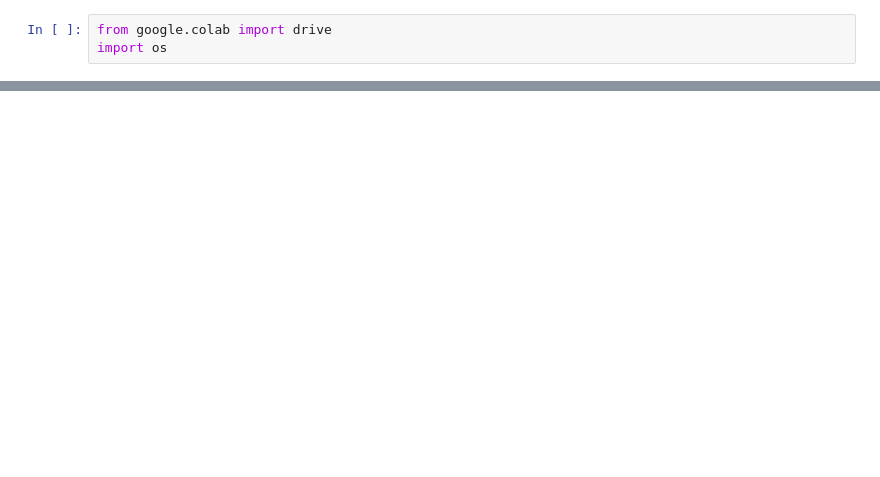
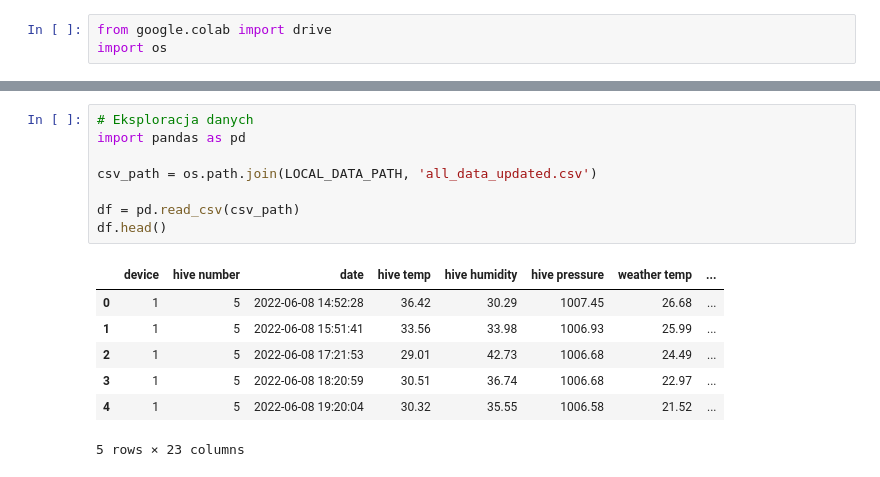
Before and after one commit to kasiaqn/bee-audio-classifier, a Jupyter notebook: BeehiveProject.ipynb, the cells around one changed output, grey strips where cells are left out. Drawn from its saved outputs; the diff is of its cells as text; blank space fills up the shorter version.

```diff
--- a/BeehiveProject.ipynb
+++ b/BeehiveProject.ipynb
@@ -69,0 +79,16 @@ plt.show()
+# %%
+# Eksploracja danych
+import pandas as pd
+
+csv_path = os.path.join(LOCAL_DATA_PATH, 'all_data_updated.csv')
+
+df = pd.read_csv(csv_path)
+df.head()
+# %% [output]
+|  | device | hive number | date | hive temp | hive humidity | hive pressure | weather temp | ... |
+| 0 | 1 | 5 | 2022-06-08 14:52:28 | 36.42 | 30.29 | 1007.45 | 26.68 | ... |
+| 1 | 1 | 5 | 2022-06-08 15:51:41 | 33.56 | 33.98 | 1006.93 | 25.99 | ... |
+| 2 | 1 | 5 | 2022-06-08 17:21:53 | 29.01 | 42.73 | 1006.68 | 24.49 | ... |
+| 3 | 1 | 5 | 2022-06-08 18:20:59 | 30.51 | 36.74 | 1006.68 | 22.97 | ... |
+| 4 | 1 | 5 | 2022-06-08 19:20:04 | 30.32 | 35.55 | 1006.58 | 21.52 | ... |
+5 rows × 23 columns
```
Also changed, not shown: parts of 9 cells of this notebook.
